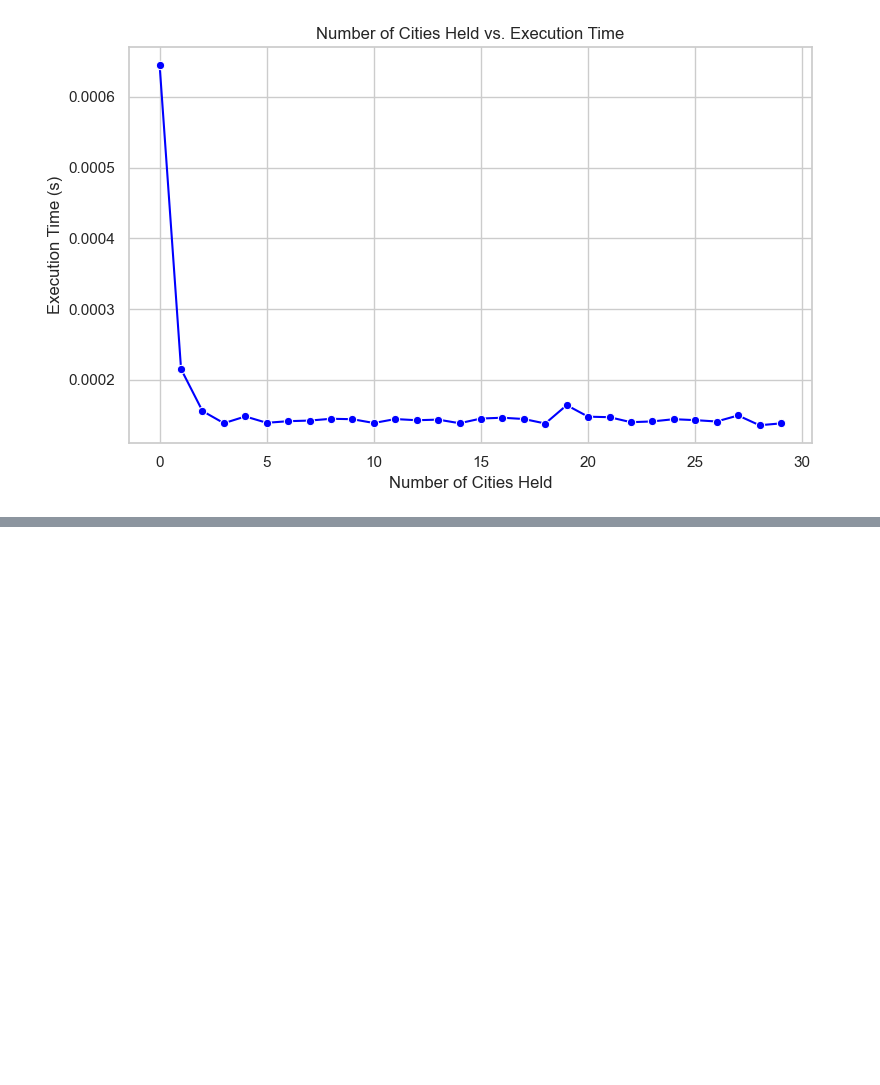
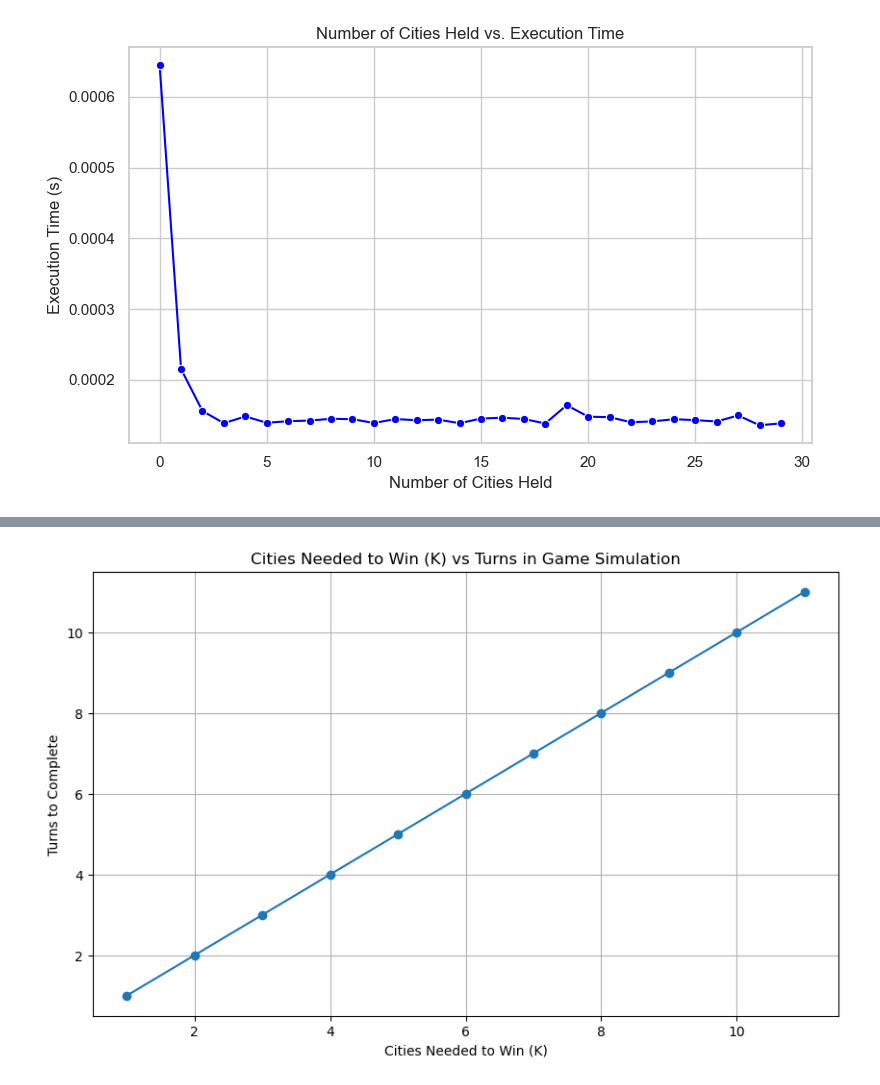
Before and after one commit to Cubified/power_grid, a Jupyter notebook: 00_algorithm_experiments.ipynb, the cells around one changed output, grey strips where cells are left out. Saved outputs shown, nothing was run; the diff lists cells and outputs as text; code cells hidden in the pictures; blank space fills up the shorter version.

```diff
--- a/00_algorithm_experiments.ipynb
+++ b/00_algorithm_experiments.ipynb
@@ -713,0 +789,15 @@ P_player; []
+# %%
+turns_list = []
+for K in range(1, 12):
+    turns, _, _, _ = full_game_sim(52, K, 4, 100)
+    turns_list.append(turns)
+
+plt.figure(figsize=(10, 6))
+plt.plot(range(1, 12), turns_list, marker='o', linestyle='-')
+plt.xlabel("Cities Needed to Win (K)")
+plt.ylabel("Turns to Complete")
+plt.title("Cities Needed to Win (K) vs Turns in Game Simulation")
+plt.grid()
+plt.show()
+# %% [output]
+[figure, added]
```
Also changed, not shown: parts of 7 cells of this notebook.
